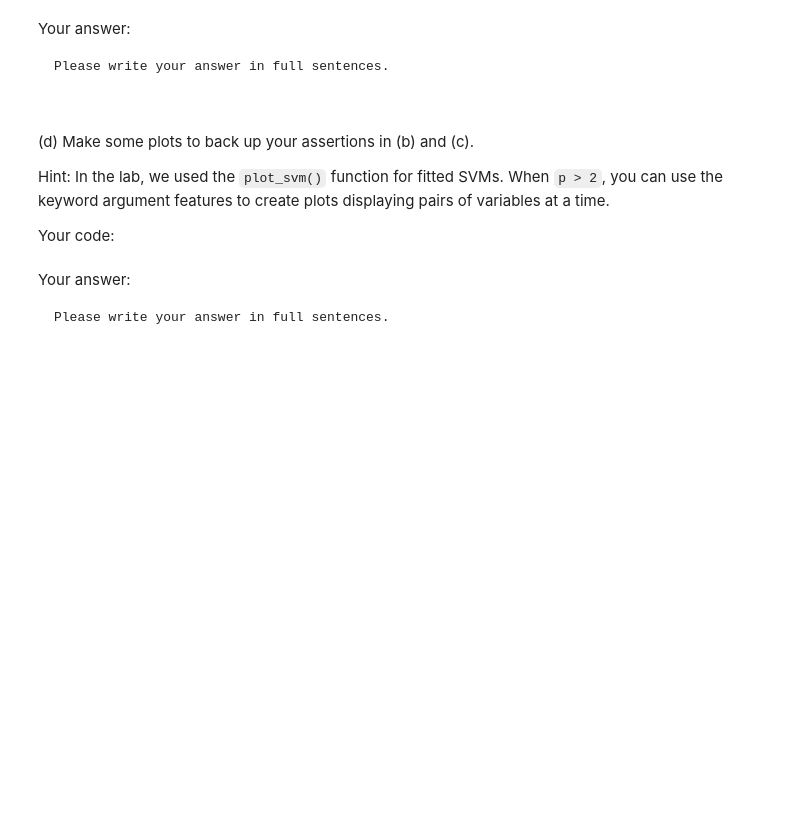
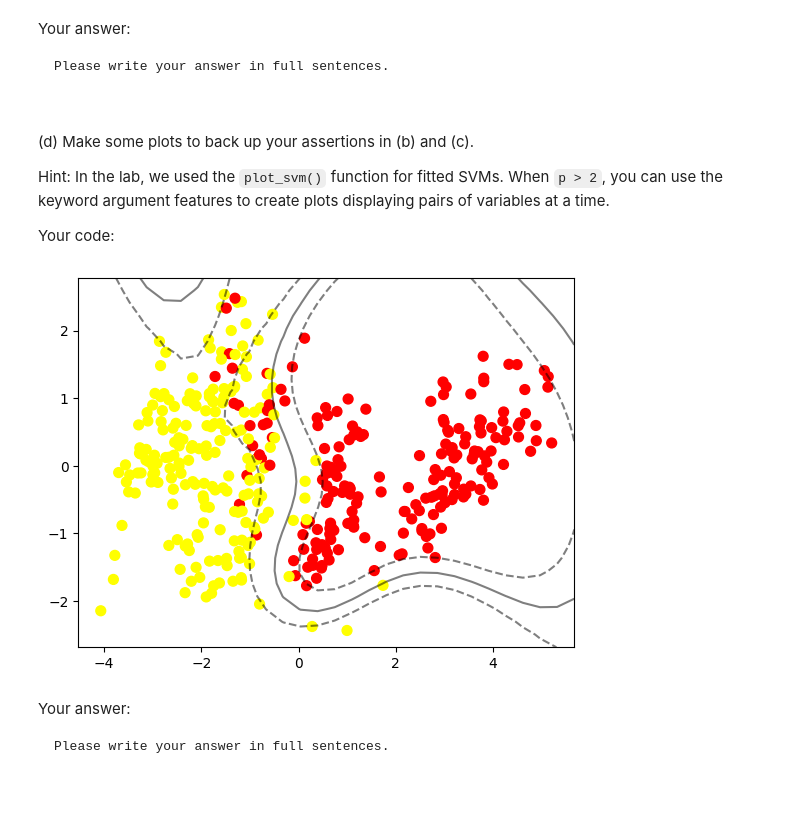
Before and after one commit to BU-MSSP-Classroom/MA679_Spring2024_08_svm-ChenTaHung, a Jupyter notebook: 08_SVM_Python.ipynb, the cells around one changed output. Saved outputs shown, nothing was run; the diff lists cells and outputs as text; code cells hidden in the pictures; blank space fills up the shorter version.

Commit message:
finish AUTO

```diff
--- a/08_SVM_Python.ipynb
+++ b/08_SVM_Python.ipynb
@@ -276,5 +285,4 @@ Auto = load_data("Auto")
 
 Your code:
 # %%
-#
-#
+Auto['mpgInt'] = (Auto['mpg'] > Auto['mpg'].median()).astype(int)
@@ -331,3 +436,47 @@ Your code:
+# %%
+import matplotlib.pyplot as plt
+import numpy as np
+
+def plot_svc_decision_function(model, ax=None, plot_support=True):
+    """Plot the decision function for a 2D SVC"""
+    if ax is None:
+        ax = plt.gca()
+    xlim = ax.get_xlim()
+    ylim = ax.get_ylim()
+
+    # create grid to evaluate model
+    x = np.linspace(xlim[0], xlim[1], 30)
+    y = np.linspace(ylim[0], ylim[1], 30)
+    Y, X = np.meshgrid(y, x)
+    xy = np.vstack([X.ravel(), Y.ravel()]).T
+    P = model.decision_function(xy).reshape(X.shape)
+
+    # plot decision boundary and margins
+    ax.contour(X, Y, P, colors='k',
+               levels=[-1, 0, 1], alpha=0.5,
+               linestyles=['--', '-', '--'])
+
+    # plot support vectors
+    if plot_support:
+        ax.scatter(model.support_vectors_[:, 0],
+                   model.support_vectors_[:, 1],
+                   s=300, linewidth=1, facecolors='none');
+    ax.set_xlim(xlim)
+    ax.set_ylim(ylim)
+# %%
+from sklearn.decomposition import PCA
+
+# Reduce the dimensionality of the data to 2D using PCA
+pca = PCA(n_components=2)
+X_2D = pca.fit_transform(X)
+
+auto_radial_svc_best.fit(X_2D, y)
+
+plt.scatter(X_2D[:, 0], X_2D[:, 1], c=y, s=50, cmap='autumn')
+plot_svc_decision_function(auto_radial_svc_best)
+plt.show()
+# %% [output]
+[figure, added]
 # %% [markdown]
 Your answer:
 
```
Also changed, not shown: parts of 7 cells of this notebook.
